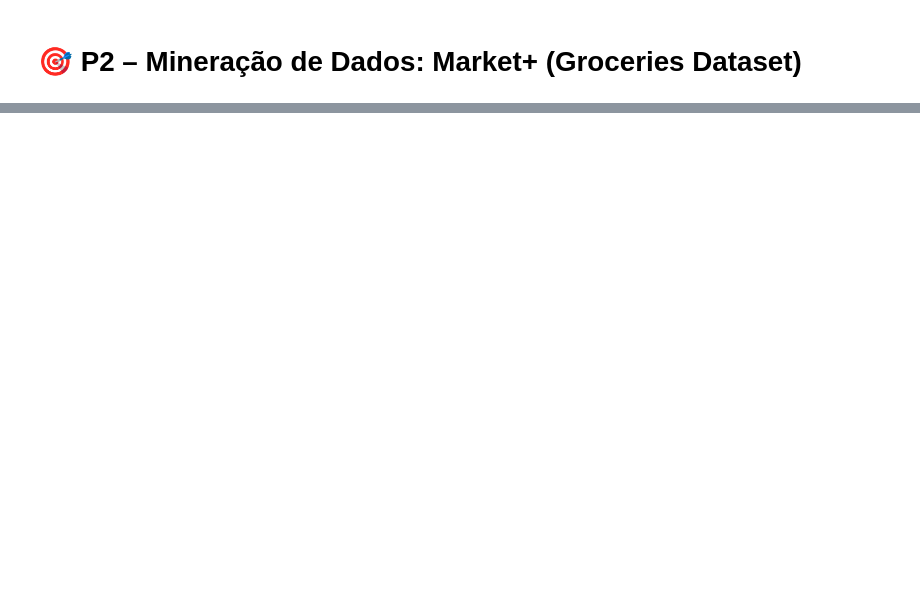
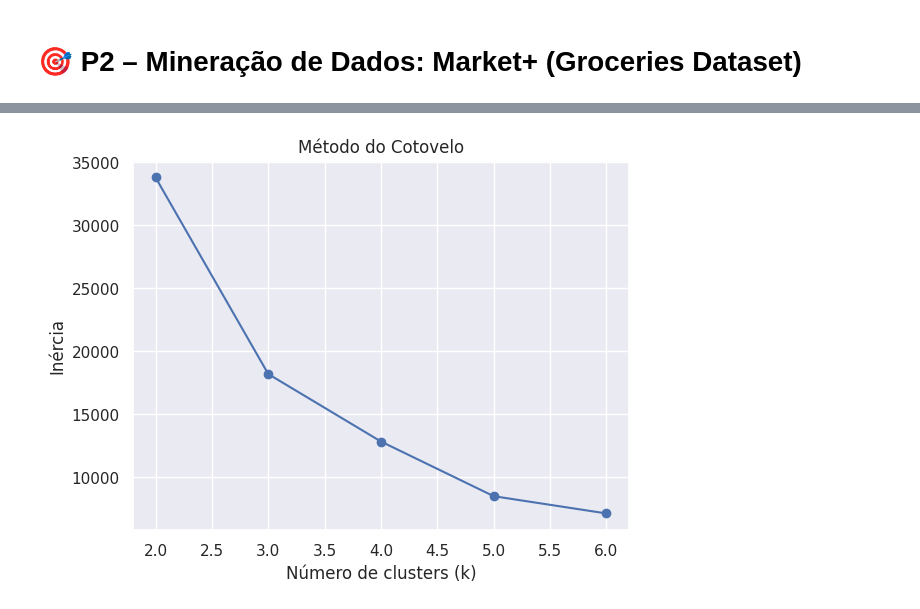
Before and after one commit to Xketh/P2_Avaliacao_Mineracao_de_Dados_Fatec_2025, a Jupyter notebook: P2_Avaliacao_Mineracao_de_Dados_Fatec_2025.ipynb, the cells around one changed output, grey strips where cells are left out. Saved outputs shown, nothing was run; the diff lists cells and outputs as text; code cells hidden in the pictures; blank space fills up the shorter version.

```diff
--- a/P2_Avaliacao_Mineracao_de_Dados_Fatec_2025.ipynb
+++ b/P2_Avaliacao_Mineracao_de_Dados_Fatec_2025.ipynb
@@ -40,0 +146,10 @@ Depois disso, consigo visualizar as primeiras linhas da tabela, o que nos dá um
+# %%
+# Conectar o Colab ao Google Drive pra eu nao precisar ficar fazendo o upload do arquivo do Dataset toda vez
+from google.colab import drive
+drive.mount('/content/drive')
+
+# Carregar o dataset diretamente do Drive
+df = pd.read_csv("/content/drive/MyDrive/Colab Notebooks/Groceries_dataset.csv")
+
+# Visualizar as primeiras linhas para confirmar
+df.head()
@@ -40,0 +626,9 @@ Depois disso, consigo visualizar as primeiras linhas da tabela, o que nos dá um
+# %%
+from sklearn.preprocessing import StandardScaler
+
+# Seleciono as features criadas anteriormente
+X = features_transacoes[['total_itens', 'itens_unicos', 'qtd_laticinios', 'prop_laticinios']]
+
+# Padronizo todas as colunas
+scaler = StandardScaler()
+X_scaled = scaler.fit_transform(X)
@@ -40,0 +644,20 @@ Depois disso, consigo visualizar as primeiras linhas da tabela, o que nos dá um
+# %%
+from sklearn.cluster import KMeans
+import matplotlib.pyplot as plt
+
+inertias = []
+valores_k = range(2, 7)
+
+for k in valores_k:
+    kmeans = KMeans(n_clusters=k, random_state=42)
+    kmeans.fit(X_scaled)
+    inertias.append(kmeans.inertia_)
+
+plt.figure()
+plt.plot(valores_k, inertias, marker='o')
+plt.xlabel('Número de clusters (k)')
+plt.ylabel('Inércia')
+plt.title('Método do Cotovelo')
+plt.show()
+# %% [output]
+[figure, added]
```
Also changed, not shown: parts of 67 cells of this notebook.
